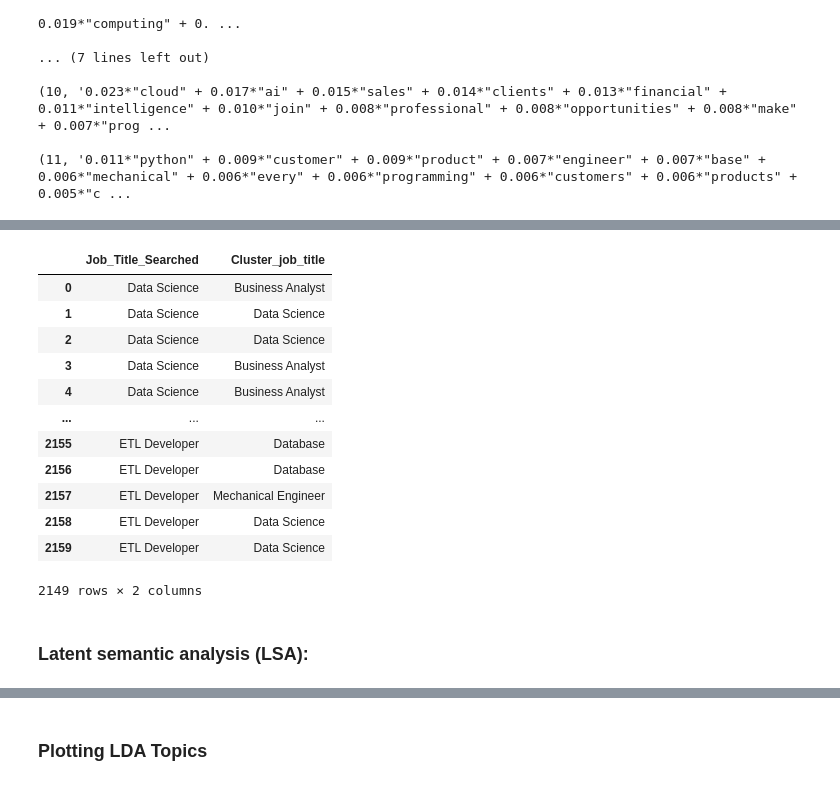
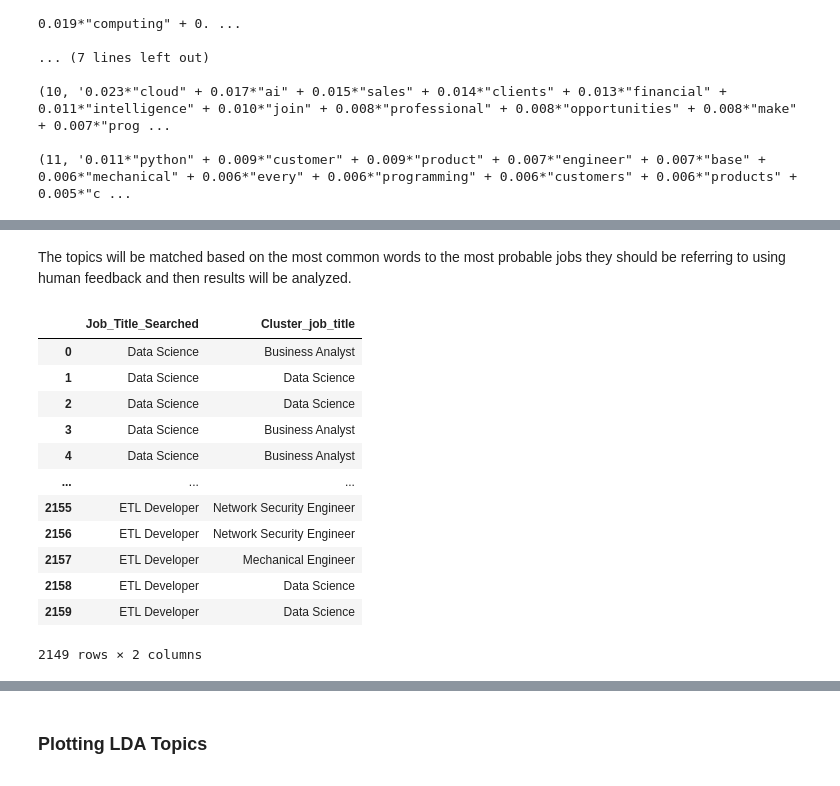
Before and after one commit to ollie-gats/intro_nlp_final_project, a Jupyter notebook: GatlandBoxhoDiGianvito_NLP.ipynb, the cells around one changed output, grey strips where cells are left out. Saved outputs shown, nothing was run; the diff lists cells and outputs as text; code cells hidden in the pictures.

```diff
--- a/GatlandBoxhoDiGianvito_NLP.ipynb
+++ b/GatlandBoxhoDiGianvito_NLP.ipynb
@@ -252,4 +200,6 @@ regex_pattern = f"(?:{'|'.join(map(re.escape, words_to_include))})(.*?)(?:$)"
 # %%
+# Constructing a regex pattern to capture content after the first appearance of any specified word
+regex_pattern = f"(?:{'|'.join(map(re.escape, descr_start))})(.*?)(?:$)"
 # Applying the regex pattern to extract job content only from the first appearance of a specified word
 def extract_job_content(description):
     match = re.search(regex_pattern, description, re.IGNORECASE | re.DOTALL)
@@ -260,7 +210,7 @@ df_jobs = df_jobs.copy()
 df_jobs['cleaned_extracted_description'] = df_jobs['cleaned_description'].apply(extract_job_content)
 
 # Excluding words
-exclude_pattern = f"({'|'.join(map(re.escape, words_to_exclude))})(.*?$)"
+exclude_pattern = f"({'|'.join(map(re.escape, descr_end))})(.*?$)"
 
 # Applying the regex pattern to exclude content after specified words
 def exclude_content(description):
@@ -274,5 +224,10 @@ df_jobs['cleaned_extracted_description'] = df_jobs['cleaned_extracted_descriptio
 # Optionally, you can replace empty strings with NaN in the processed column
 df_jobs['cleaned_extracted_description'].replace('', np.nan, inplace=True)
 print(df_jobs.shape)
+
+# Checking unatched descriptions to improve the matcher rules
+df_missing = df_jobs[df_jobs['cleaned_extracted_description'].isna()]
+df_extracted = df_jobs.dropna()
+# print(f'Percentage of unmatched descriptions: {round((df_missing.shape[0])/(df_jobs.shape[0])*100, 2)}%')
 # %% [output]
 (2149, 4)
@@ -713,3 +644,5 @@ generate_wordclouds(topics, lda_model.id2word)
+# %% [markdown]
+The topics will be matched based on the most common words to the most probable jobs they should be referring to using human feedback and then results will be analyzed.
 # %%
 # Function to get the most probable topic for a document
 def get_most_probable_topic(lda_model, document):
@@ -726,41 +659,38 @@ df_jobs['Cluster_job_title'] = [get_most_probable_topic(lda_model, doc) for doc
 # 'Data Science','Mechanical Engineer','Sales','Java Developer', 'Business Analyst','Operations Manager', 'Python Developer', 'DevOps Engineer',
 # 'Network Security Engineer', 'Database','Blockchain','ETL Developer'
 # TODO: Check Them !!
 topic_mapping = {
     0: 'Operations Manager',
-    1: 'Network Security Engineer',
-    2: 'Database',
+    1: 'Database',
+    2: 'Network Security Engineer',
     3: 'ETL Developer',
     4: 'Java Developer',
     5: 'DevOps Engineer',
     6: 'Blockchain',
     7: 'Business Analyst',
     8: 'Data Science',
     9: 'Python Developer',
     10: 'Sales',
     11: 'Mechanical Engineer'
 }
-
 df_jobs['Cluster_job_title'] = df_jobs['Cluster_job_title'].map(topic_mapping)
 
 # Fill NA values with 'Other'
 df_jobs['Cluster_job_title'].fillna('Other', inplace=True)
 
 # Display or use df_new with the new 'Cluster_job_title' column
 display(df_jobs[['Job_Title_Searched', 'Cluster_job_title']])
 # %% [output]
 |  | Job_Title_Searched | Cluster_job_title |
 | 0 | Data Science | Business Analyst |
 | 1 | Data Science | Data Science |
 | 2 | Data Science | Data Science |
 | 3 | Data Science | Business Analyst |
 | 4 | Data Science | Business Analyst |
 | ... | ... | ... |
-| 2155 | ETL Developer | Database |
-| 2156 | ETL Developer | Database |
+| 2155 | ETL Developer | Network Security Engineer |
+| 2156 | ETL Developer | Network Security Engineer |
 | 2157 | ETL Developer | Mechanical Engineer |
 | 2158 | ETL Developer | Data Science |
 | 2159 | ETL Developer | Data Science |
 2149 rows × 2 columns
-# %% [markdown]
-### Latent semantic analysis (LSA):
```
Also changed, not shown: parts of 95 cells of this notebook, 1 other file.
